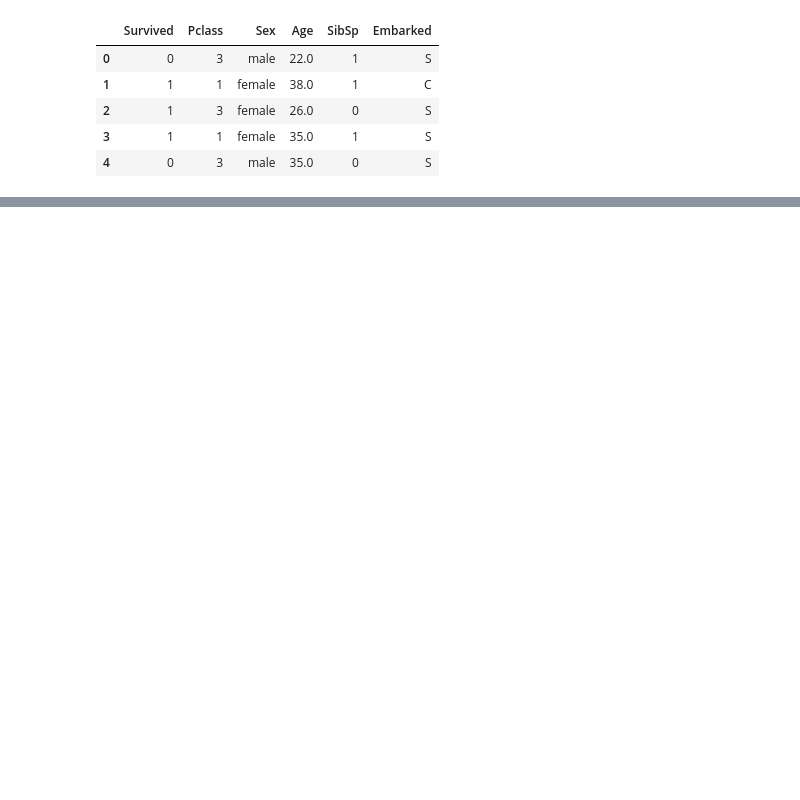
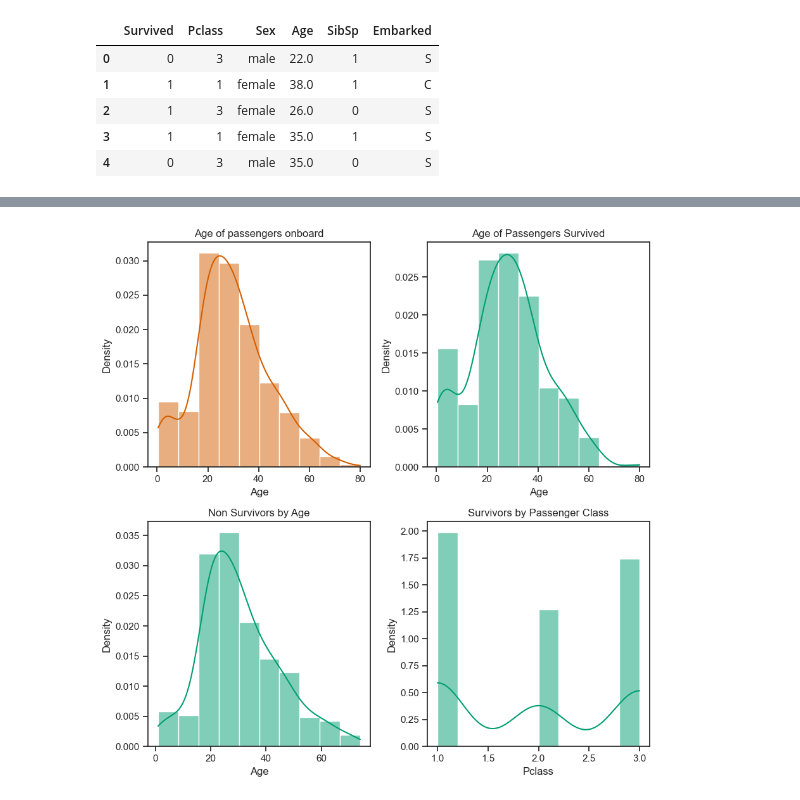
Before and after one commit to lgrealish/programming_for_data_analysis, a Jupyter notebook: PfDA_Assignment1.ipynb, the cells around one changed output, grey strips where cells are left out. Cells and saved outputs as stored; diff of their text form; code cells hidden in the pictures; blank space fills up the shorter version.

```diff
--- a/PfDA_Assignment1.ipynb
+++ b/PfDA_Assignment1.ipynb
@@ -100,3 +113,20 @@ plt.legend();
+# %%
+# set up the subplots, style and palette
+sns.set(style="ticks", palette="colorblind")
+f,axes=plt.subplots(2,2, figsize=(9,9))
+# plot the distributions of each of the main variables.
+sns.histplot(df1['Age'].dropna(), kde=True, stat="density", ax=axes[0,0], bins=10, color="r");
+# set axes title
+axes[0,0].set_title("Age of passengers onboard");
+sns.histplot(df1[df1['Survived']==1]['Age'].dropna(), kde=True, stat="density", ax=axes[0,1], bins=10, color="g");
+axes[0,1].set_title("Age of Passengers Survived");
+sns.histplot(df1[df1['Survived']==0]['Age'].dropna(), kde=True, stat="density", ax=axes[1,0], bins=10, color="g");
+axes[1,0].set_title("Non Survivors by Age");
+sns.histplot(df1[df1['Survived']==1]['Pclass'].dropna(), kde=True, stat="density", ax=axes[1,1], bins=10, color="g");
+axes[1,1].set_title("Survivors by Passenger Class");
+plt.tight_layout();
+# %% [output]
+[figure, added]
 # %%
 df.loc[df.loc[:, 'Survived'] == 1]
 # %%
```
Also changed, not shown: parts of 6 cells of this notebook, 1 other file.
